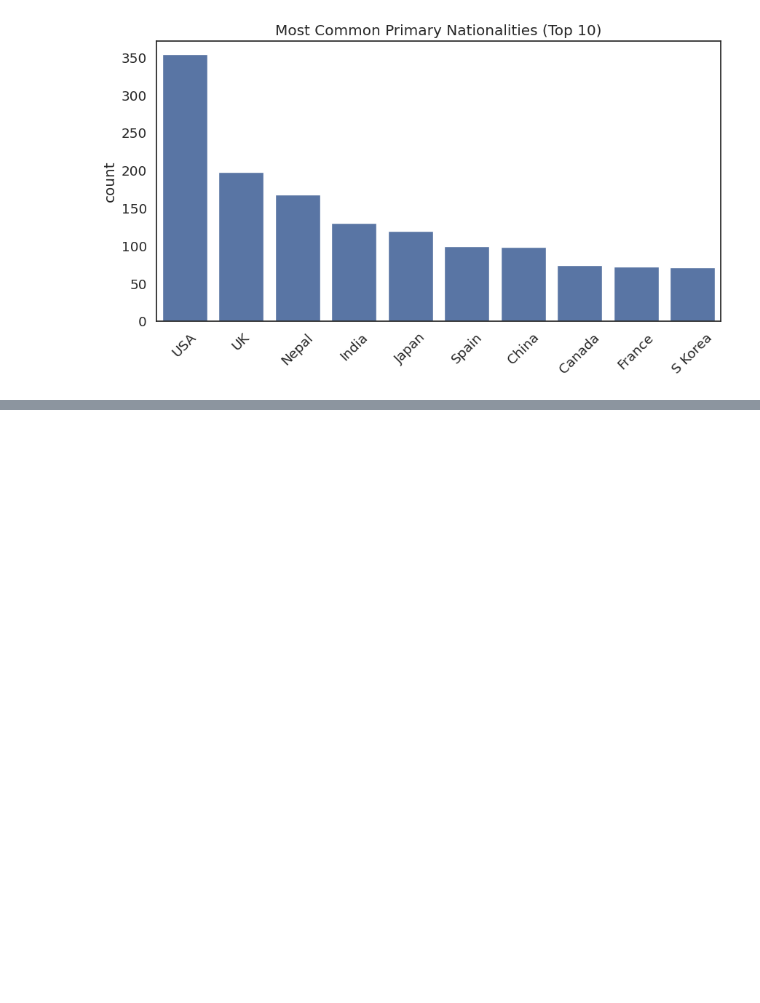
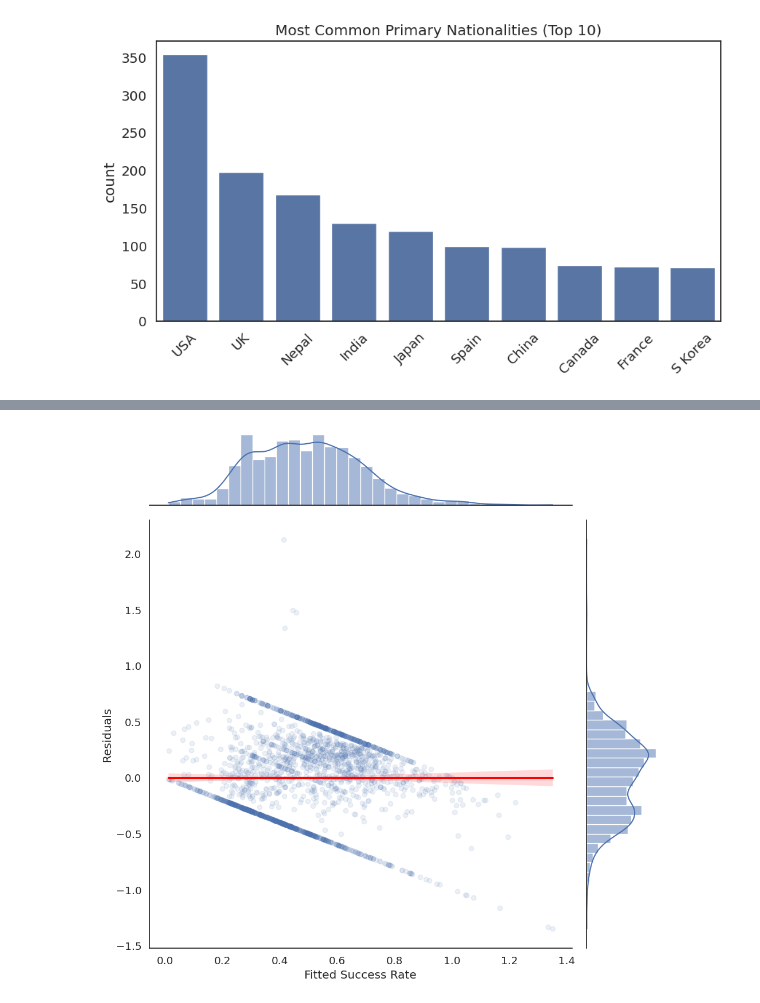
Before and after one commit to snig-17/QM-GRUNGE, a Jupyter notebook: Regression/ols_regression.ipynb, the cells around one changed output, grey strips where cells are left out. Drawn from its saved outputs; the diff is of its cells as text; code cells hidden in the pictures; blank space fills up the shorter version.

```diff
--- a/Regression/ols_regression.ipynb
+++ b/Regression/ols_regression.ipynb
@@ -268,0 +304,33 @@ plt.show()
+# %%
+# Create a temporary DataFrame with all variables used in the regression
+# This allows us to drop NaNs across all relevant columns simultaneously
+df_reg = df_clean[
+    ["Year", "route_codes", "mbr_hired_ratio", "group_size", "total_members", "MultiNational", "success_rate"]
+].copy()
+
+# Drop rows with any NaN values from the regression-specific DataFrame
+df_reg.dropna(inplace=True)
+
+X = df_reg[["Year", "route_codes", "mbr_hired_ratio", "group_size", "total_members", "MultiNational"]]
+X = sm.add_constant(X)
+y = df_reg["success_rate"]
+
+ols_model = sm.OLS(y, X).fit()
+
+df_reg["fitted"] = ols_model.fittedvalues
+df_reg["residuals"] = ols_model.resid
+
+
+sns.jointplot(data=df_reg,
+              x="fitted",
+              y="residuals",
+              kind="reg",
+              scatter_kws=dict(alpha=0.1),
+              line_kws=dict(color="red"),
+              height=10)
+
+plt.xlabel("Fitted Success Rate")
+plt.ylabel("Residuals")
+plt.show()
+# %% [output]
+[figure, added]
```
Also changed, not shown: parts of 12 cells of this notebook.
